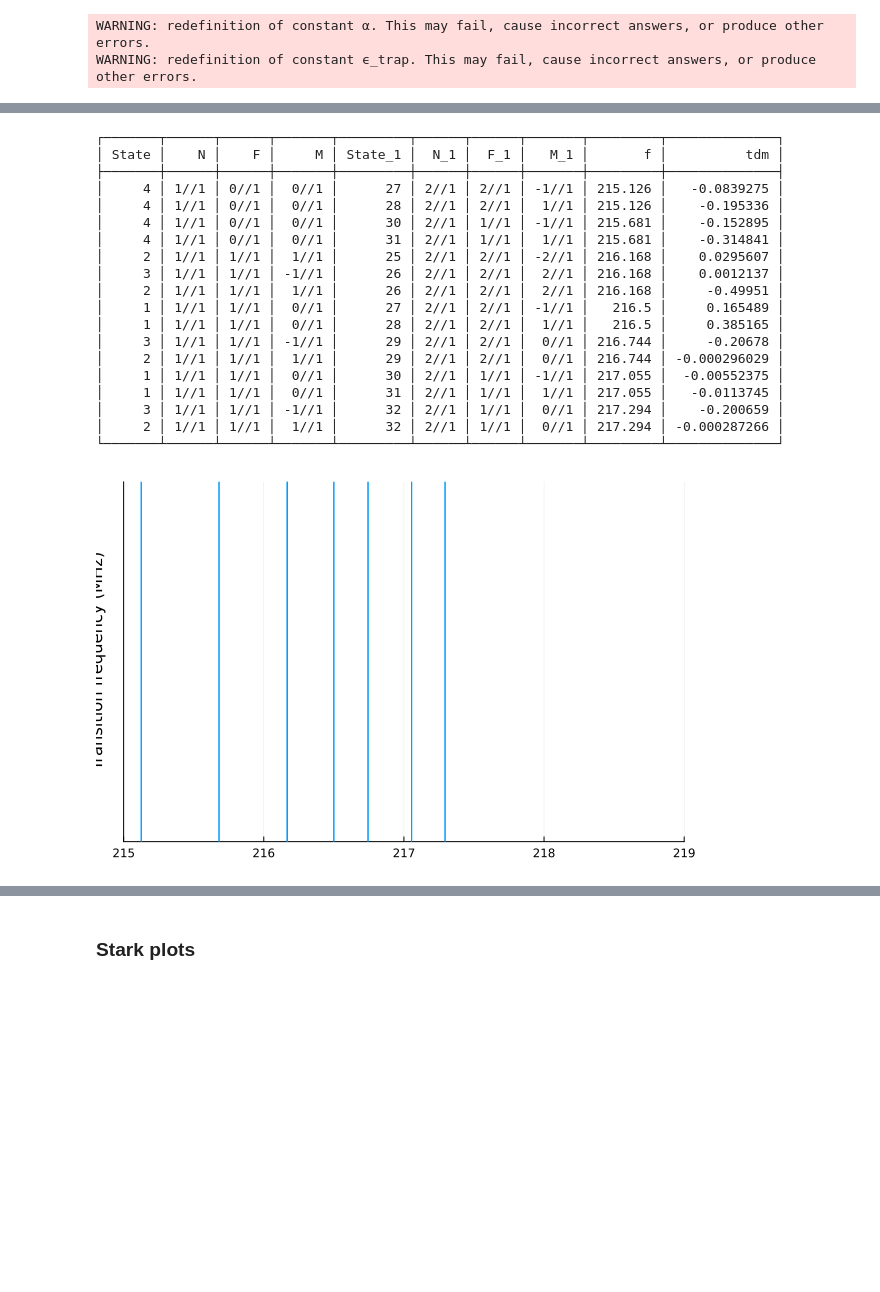
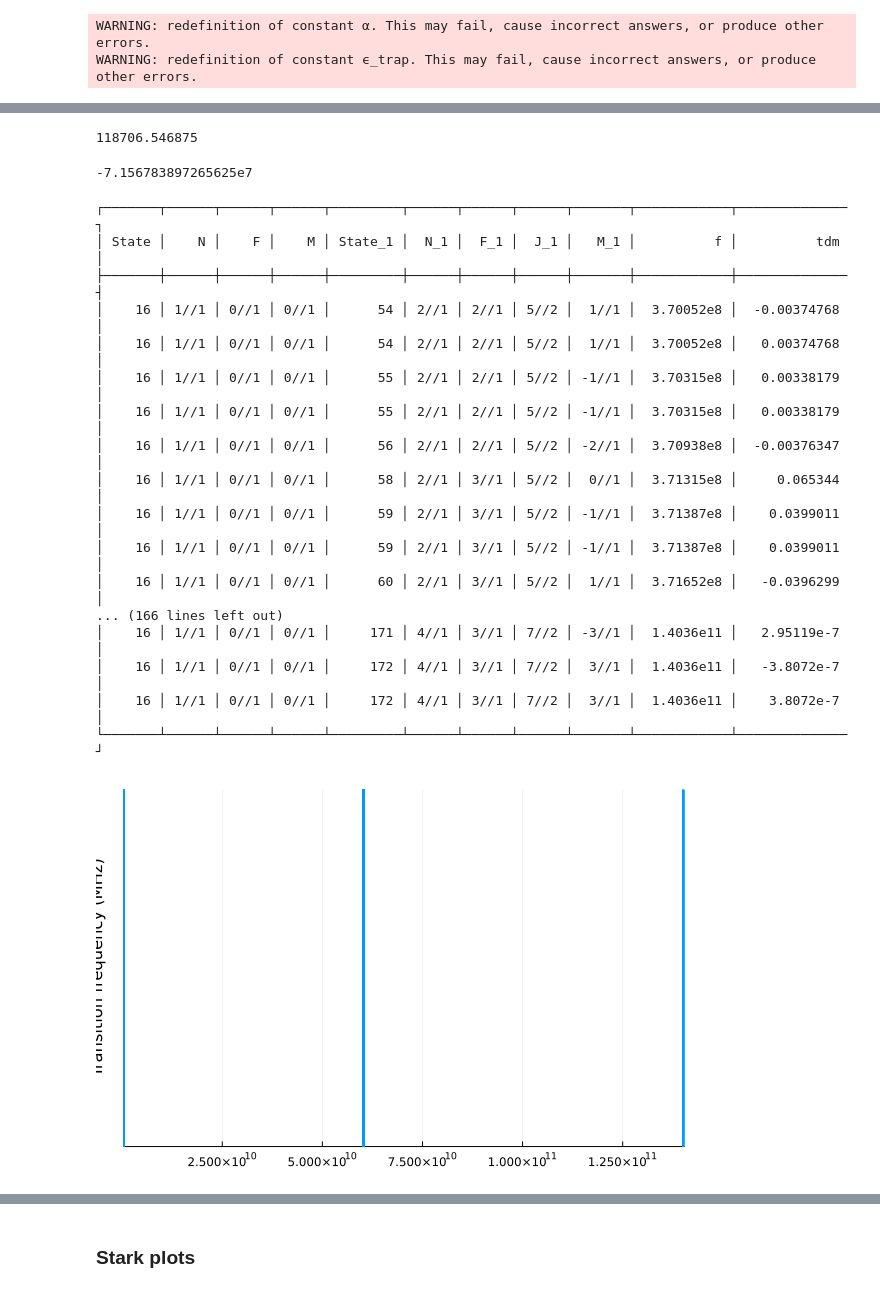
Before and after one commit to munozariasjm/QuantumStates.jl, a Jupyter notebook: examples/CaOH/CaOH_OpticalPumping.ipynb, the cells around one changed output, grey strips where cells are left out. Drawn from its saved outputs; the diff is of its cells as text; code cells hidden in the pictures; blank space fills up the shorter version.

```diff
--- a/examples/CaOH/CaOH_OpticalPumping.ipynb
+++ b/examples/CaOH/CaOH_OpticalPumping.ipynb
@@ -40,18 +40,18 @@ H = add_to_H(H, :B_z, gS * (1e-10 * μ_B / h) * Zeeman_z)
 WARNING: redefinition of constant α. This may fail, cause incorrect answers, or produce other errors.
 WARNING: redefinition of constant ϵ_trap. This may fail, cause incorrect answers, or produce other errors.
 # %%
-H.parameters.E = 0 * 0.3
+H.parameters.E = 50.
 H.parameters.B_z = 0.
-H.parameters.I_scalar = (1.0/4.7) * I_trap / (2ε_0 * c)
-H.parameters.I_tensor = (1.0/4.7) * I_trap / (2ε_0 * c)
+H.parameters.I_scalar = (0.2/3.5) * I_trap / (2ε0 * c)
+H.parameters.I_tensor = (0.2/3.5) * I_trap / (2ε0 * c)
 
-H.parameters.bFX = 2.2
-H.parameters.cX = 2.6
+# H.parameters.bFX = 2.2e6
+# H.parameters.cX = 2.6e6
 
 full_evaluate!(H)
 solve!(H)
-_, N1_J12_states = subspace(H.states, (N=1, J=1/2))
-_, N1_J32_states = subspace(H.states, (N=1, J=3/2))
-_, N2_J32_states = subspace(H.states, (N=2, J=3/2))
+_, N1_J12_states = subspace(H.states, (N=1, J=1/2), 0.5)
+_, N1_J32_states = subspace(H.states, (N=1, J=3/2), 0.5)
+_, N2_J32_states = subspace(H.states, (N=2, J=3/2), 0.5)
 _, N2_states = subspace(H.states, (N=2,))
 ;
@@ -58,40 +90,46 @@ _, N2_states = subspace(H.states, (N=2,))
+# %%
+energy(N2_J32_states[52]) - energy(N2_J32_states[51])
+# %% [output]
+118706.546875
+# %%
+energy(N2_J32_states[52]) - energy(N2_J32_states[53])
+# %% [output]
+-7.156783897265625e7
 # %%
 # |N=1, J=1/2, p=-⟩ -> |N=2, J=3/2, p=-⟩
-transitions = compute_transitions(N1_J12_states, N2_J32_states, -1, threshold=1e-4)
-# transitions = [transitions; compute_transitions(N1_J12_states, N2_J32_states, +1, threshold=1e-7)]
+transitions = compute_transitions(N1_J12_states, N2_J32_states, -1, threshold=1e-7)
+transitions = [transitions; compute_transitions(N1_J12_states, N2_J32_states, 0, threshold=1e-7)]
+transitions = [transitions; compute_transitions(N1_J12_states, N2_J32_states, +1, threshold=1e-7)]
 df = transitions_table(transitions)
-select!(df, [:State, :N, :F, :M, :State_1, :N_1, :F_1, :M_1, :f, :tdm])
-# filter!(row -> row.f > 39000, df)
-filter!(row -> 39900 < row.f < 39980, df)
-df.f .= df.f .- 19850*2 .- 1.0
+select!(df, [:State, :N, :F, :M, :State_1, :N_1, :F_1, :J_1, :M_1, :f, :tdm])
+filter!(row -> row.F == 0, df)
+df.f .= df.f .- 39700e6
+filter!(row -> row.f > 3.7e8, df)
 
 pretty_table(df; nosubheader=true)
 
 using Plots
 vline(df.f, legend=nothing)
 plot!(
-    xlim=(215, 219),
     yticks=nothing,
     ylabel="Transition frequency (MHz)"
 )
 # %% [output]
-┌───────┬──────┬──────┬───────┬─────────┬──────┬──────┬───────┬─────────┬──────────────┐
-│ State │    N │    F │     M │ State_1 │  N_1 │  F_1 │   M_1 │       f │          tdm │
-├───────┼──────┼──────┼───────┼─────────┼──────┼──────┼───────┼─────────┼──────────────┤
-│     4 │ 1//1 │ 0//1 │  0//1 │      27 │ 2//1 │ 2//1 │ -1//1 │ 215.126 │   -0.0839275 │
-│     4 │ 1//1 │ 0//1 │  0//1 │      28 │ 2//1 │ 2//1 │  1//1 │ 215.126 │    -0.195336 │
-│     4 │ 1//1 │ 0//1 │  0//1 │      30 │ 2//1 │ 1//1 │ -1//1 │ 215.681 │    -0.152895 │
-│     4 │ 1//1 │ 0//1 │  0//1 │      31 │ 2//1 │ 1//1 │  1//1 │ 215.681 │    -0.314841 │
-│     2 │ 1//1 │ 1//1 │  1//1 │      25 │ 2//1 │ 2//1 │ -2//1 │ 216.168 │    0.0295607 │
-│     3 │ 1//1 │ 1//1 │ -1//1 │      26 │ 2//1 │ 2//1 │  2//1 │ 216.168 │    0.0012137 │
-│     2 │ 1//1 │ 1//1 │  1//1 │      26 │ 2//1 │ 2//1 │  2//1 │ 216.168 │     -0.49951 │
-│     1 │ 1//1 │ 1//1 │  0//1 │      27 │ 2//1 │ 2//1 │ -1//1 │   216.5 │     0.165489 │
-│     1 │ 1//1 │ 1//1 │  0//1 │      28 │ 2//1 │ 2//1 │  1//1 │   216.5 │     0.385165 │
-│     3 │ 1//1 │ 1//1 │ -1//1 │      29 │ 2//1 │ 2//1 │  0//1 │ 216.744 │     -0.20678 │
-│     2 │ 1//1 │ 1//1 │  1//1 │      29 │ 2//1 │ 2//1 │  0//1 │ 216.744 │ -0.000296029 │
-│     1 │ 1//1 │ 1//1 │  0//1 │      30 │ 2//1 │ 1//1 │ -1//1 │ 217.055 │  -0.00552375 │
-│     1 │ 1//1 │ 1//1 │  0//1 │      31 │ 2//1 │ 1//1 │  1//1 │ 217.055 │   -0.0113745 │
-│     3 │ 1//1 │ 1//1 │ -1//1 │      32 │ 2//1 │ 1//1 │  0//1 │ 217.294 │    -0.200659 │
-│     2 │ 1//1 │ 1//1 │  1//1 │      32 │ 2//1 │ 1//1 │  0//1 │ 217.294 │ -0.000287266 │
-└───────┴──────┴──────┴───────┴─────────┴──────┴──────┴───────┴─────────┴──────────────┘
+┌───────┬──────┬──────┬──────┬─────────┬──────┬──────┬──────┬───────┬────────────┬──────────────┐
+│ State │    N │    F │    M │ State_1 │  N_1 │  F_1 │  J_1 │   M_1 │          f │          tdm │
+├───────┼──────┼──────┼──────┼─────────┼──────┼──────┼──────┼───────┼────────────┼──────────────┤
+│    16 │ 1//1 │ 0//1 │ 0//1 │      54 │ 2//1 │ 2//1 │ 5//2 │  1//1 │  3.70052e8 │  -0.00374768 │
+│    16 │ 1//1 │ 0//1 │ 0//1 │      54 │ 2//1 │ 2//1 │ 5//2 │  1//1 │  3.70052e8 │   0.00374768 │
+│    16 │ 1//1 │ 0//1 │ 0//1 │      55 │ 2//1 │ 2//1 │ 5//2 │ -1//1 │  3.70315e8 │   0.00338179 │
+│    16 │ 1//1 │ 0//1 │ 0//1 │      55 │ 2//1 │ 2//1 │ 5//2 │ -1//1 │  3.70315e8 │   0.00338179 │
+│    16 │ 1//1 │ 0//1 │ 0//1 │      56 │ 2//1 │ 2//1 │ 5//2 │ -2//1 │  3.70938e8 │  -0.00376347 │
+│    16 │ 1//1 │ 0//1 │ 0//1 │      58 │ 2//1 │ 3//1 │ 5//2 │  0//1 │  3.71315e8 │     0.065344 │
+│    16 │ 1//1 │ 0//1 │ 0//1 │      59 │ 2//1 │ 3//1 │ 5//2 │ -1//1 │  3.71387e8 │    0.0399011 │
+│    16 │ 1//1 │ 0//1 │ 0//1 │      59 │ 2//1 │ 3//1 │ 5//2 │ -1//1 │  3.71387e8 │    0.0399011 │
+│    16 │ 1//1 │ 0//1 │ 0//1 │      60 │ 2//1 │ 3//1 │ 5//2 │  1//1 │  3.71652e8 │   -0.0396299 │
+... (166 lines left out)
+│    16 │ 1//1 │ 0//1 │ 0//1 │     171 │ 4//1 │ 3//1 │ 7//2 │ -3//1 │  1.4036e11 │   2.95119e-7 │
+│    16 │ 1//1 │ 0//1 │ 0//1 │     172 │ 4//1 │ 3//1 │ 7//2 │  3//1 │  1.4036e11 │   -3.8072e-7 │
+│    16 │ 1//1 │ 0//1 │ 0//1 │     172 │ 4//1 │ 3//1 │ 7//2 │  3//1 │  1.4036e11 │    3.8072e-7 │
+└───────┴──────┴──────┴──────┴─────────┴──────┴──────┴──────┴───────┴────────────┴──────────────┘
-[figure, old version]
+[figure, new version]
```
Also changed, not shown: parts of 17 cells of this notebook, 11 other files.
